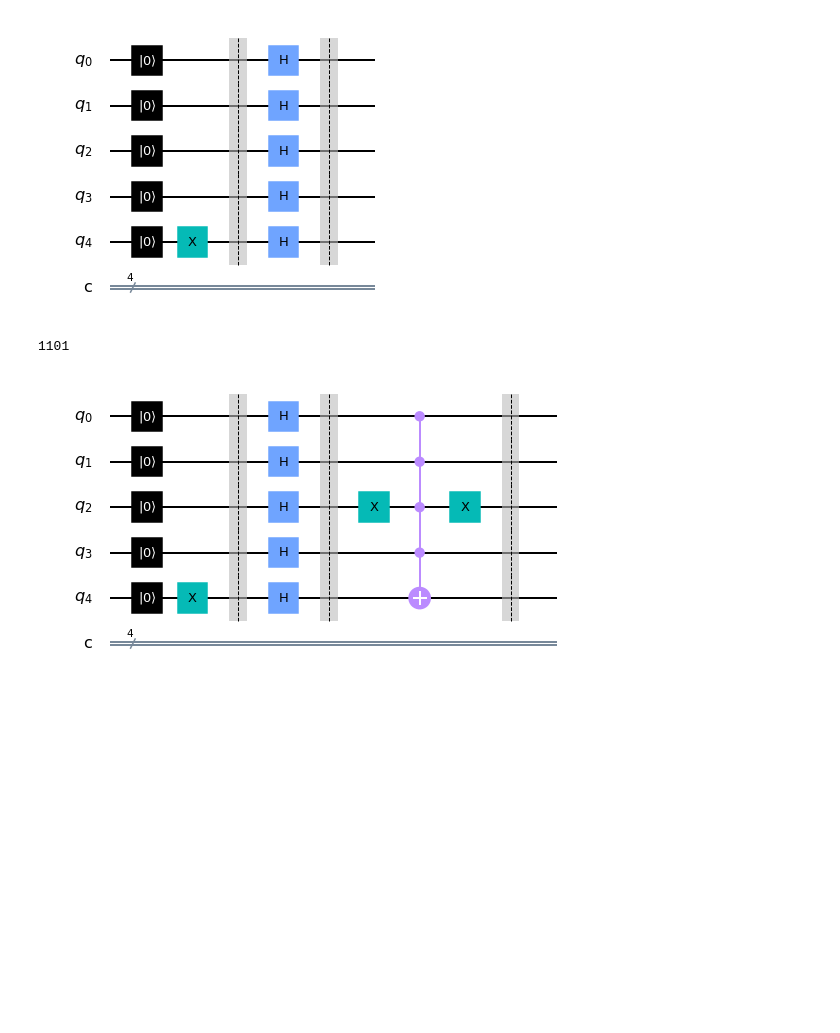
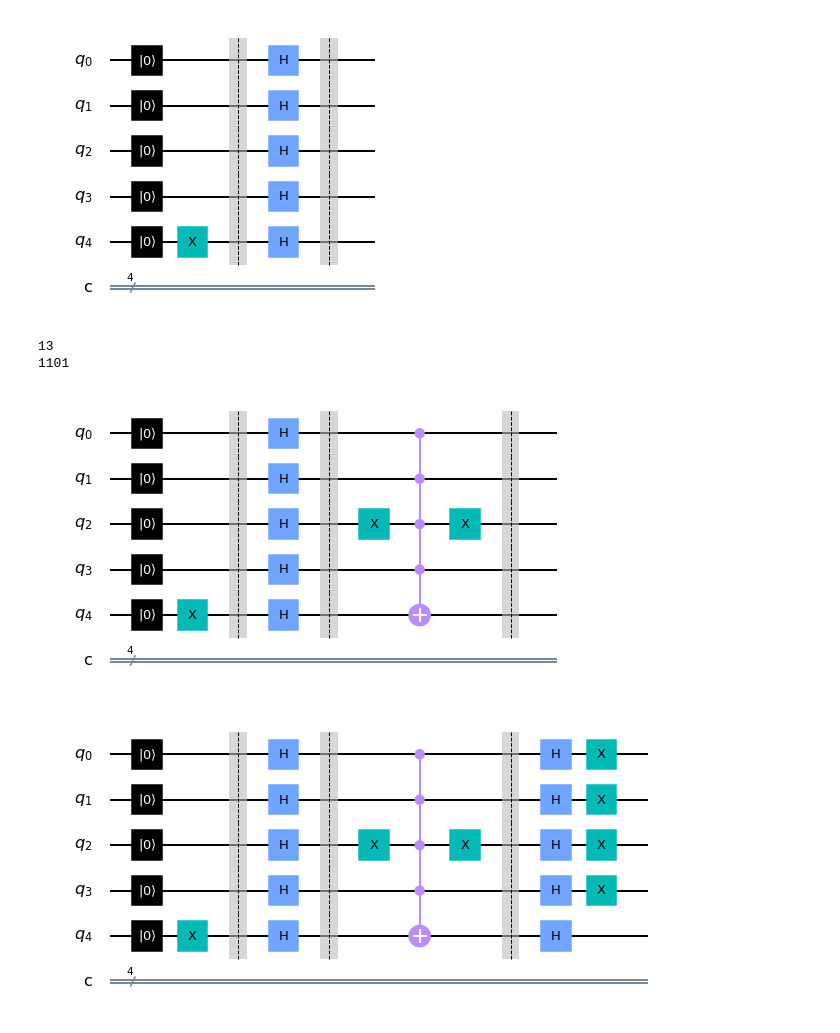
Before and after one commit to SaashaJoshi/grovers-algorithm, a Jupyter notebook: Grover_Boolean_Oracle.ipynb, the cells around one changed output. Cells and saved outputs as stored; diff of their text form; code cells hidden in the pictures; blank space fills up the shorter version.

Commit message:
added amplifier

```diff
--- a/Grover_Boolean_Oracle.ipynb
+++ b/Grover_Boolean_Oracle.ipynb
@@ -24,7 +24,7 @@ circuit.draw('mpl')
 target = 13
 # max_n = 2**n
 # target = np.random.randint(max_n)
-# print(target)
+print(target)
 
 target_binary = "{0:04b}".format(target)
 print(target_binary)
@@ -44,5 +44,15 @@ circuit.barrier()
 
 circuit.draw('mpl')
 # %% [output]
+13
 1101
 [figure]
+# %%
+# Amplifier
+circuit.h(range(n+1))
+circuit.x(range(n))
+# circuit.mcz([0, 1, 2], 3)
+
+circuit.draw('mpl')
+# %% [output]
+[figure, added]
```
Also changed, not shown: parts of 8 cells of this notebook.
